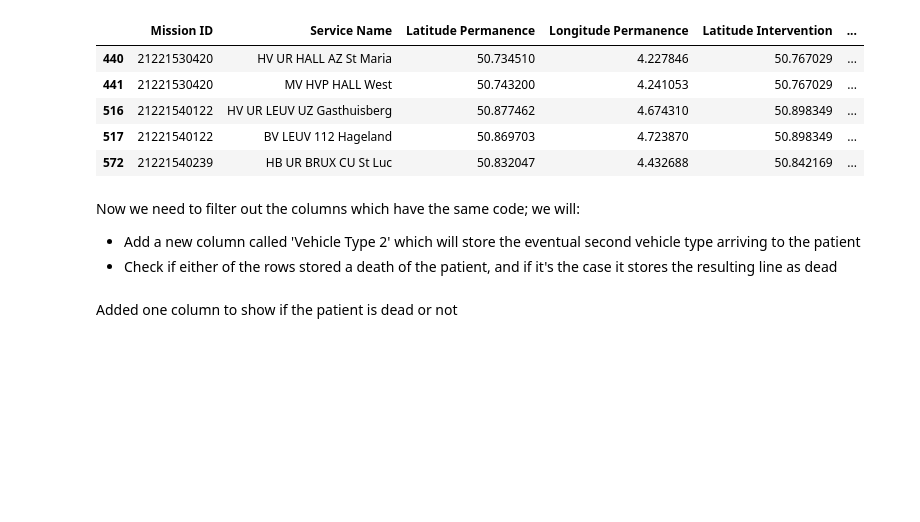
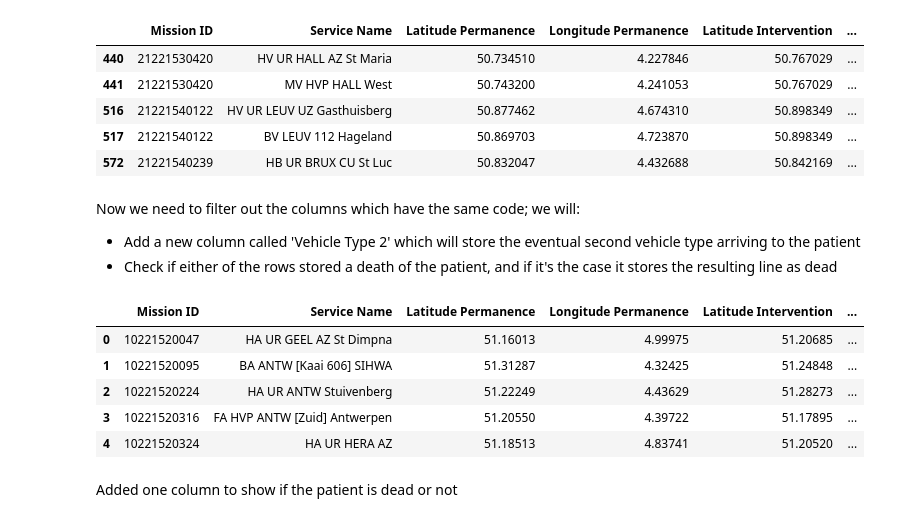
Before and after one commit to andreamoglianesi/MDA_project_team_Uganda, a Jupyter notebook: Project_code.ipynb, the cells around one changed output. Saved outputs shown, nothing was run; the diff lists cells and outputs as text; code cells hidden in the pictures; blank space fills up the shorter version.

```diff
--- a/Project_code.ipynb
+++ b/Project_code.ipynb
@@ -415,33 +410,52 @@ Now we need to filter out the columns which have the same code; we will:
 # %%
 # Ensure the DataFrame is sorted by 'Mission ID' and index
 filtered_cardiac_interventions = filtered_cardiac_interventions.sort_values(by=['Mission ID']).reset_index(drop=True)
 
 # Process the DataFrame
 def process_cardiac_interventions(df):
-    # Create an empty 'Vehicle Type 2' column
+    # Create empty 'Vehicle Type 2' and 'Vehicle Type All' columns
     df['Vector Type 2'] = None
+    df['Vector Type All'] = None
 
     # Iterate through the DataFrame
     rows_to_delete = []
     for i in range(len(df) - 1):
         if df.loc[i, 'Mission ID'] == df.loc[i + 1, 'Mission ID']:
             # Copy 'Vehicle Type' from the second row to 'Vehicle Type 2' in the first row
             df.loc[i, 'Vector Type 2'] = df.loc[i + 1, 'Vector Type']
 
             # Update 'Abandon Reason' if one of the rows has 'Overleden'
             if df.loc[i, 'Abandon Reason'] == 'Overleden' or df.loc[i + 1, 'Abandon Reason'] == 'Overleden':
                 df.loc[i, 'Abandon Reason'] = 'Overleden'
 
+            # Concatenate 'Vehicle Type' and 'Vehicle Type 2' in alphabetical order
+            types = sorted([df.loc[i, 'Vector Type'], df.loc[i, 'Vector Type 2']])
+            df.loc[i, 'Vector Type All'] = ''.join(types)
+
             # Mark the second row for deletion
             rows_to_delete.append(i + 1)
+
+    # Move content of 'Vehicle Type All' to 'Vehicle Type' only where 'Vehicle Type All' is not None
+    df.loc[df['Vector Type All'].notnull(), 'Vector Type'] = df['Vector Type All']
+
+    # Delete the 'Vehicle Type 2' and 'Vehicle Type All' columns
+    df = df.drop(columns=['Vector Type 2', 'Vector Type All'])
 
     # Delete the marked rows
     df = df.drop(rows_to_delete).reset_index(drop=True)
 
     return df
 
 # Apply the processing function
 filtered_cardiac_interventions = process_cardiac_interventions(filtered_cardiac_interventions)
+filtered_cardiac_interventions.head(5)
+# %% [output]
+|  | Mission ID | Service Name | Latitude Permanence | Longitude Permanence | Latitude Intervention | ... |
+| 0 | 10221520047 | HA UR GEEL AZ St Dimpna | 51.16013 | 4.99975 | 51.20685 | ... |
+| 1 | 10221520095 | BA ANTW [Kaai 606] SIHWA | 51.31287 | 4.32425 | 51.24848 | ... |
+| 2 | 10221520224 | HA UR ANTW Stuivenberg | 51.22249 | 4.43629 | 51.28273 | ... |
+| 3 | 10221520316 | FA HVP ANTW [Zuid] Antwerpen | 51.20550 | 4.39722 | 51.17895 | ... |
+| 4 | 10221520324 | HA UR HERA AZ | 51.18513 | 4.83741 | 51.20520 | ... |
 # %% [markdown]
 Added one column to show if the patient is dead or not
 # %%
```
Also changed, not shown: parts of 2 cells of this notebook, 2 other files.
